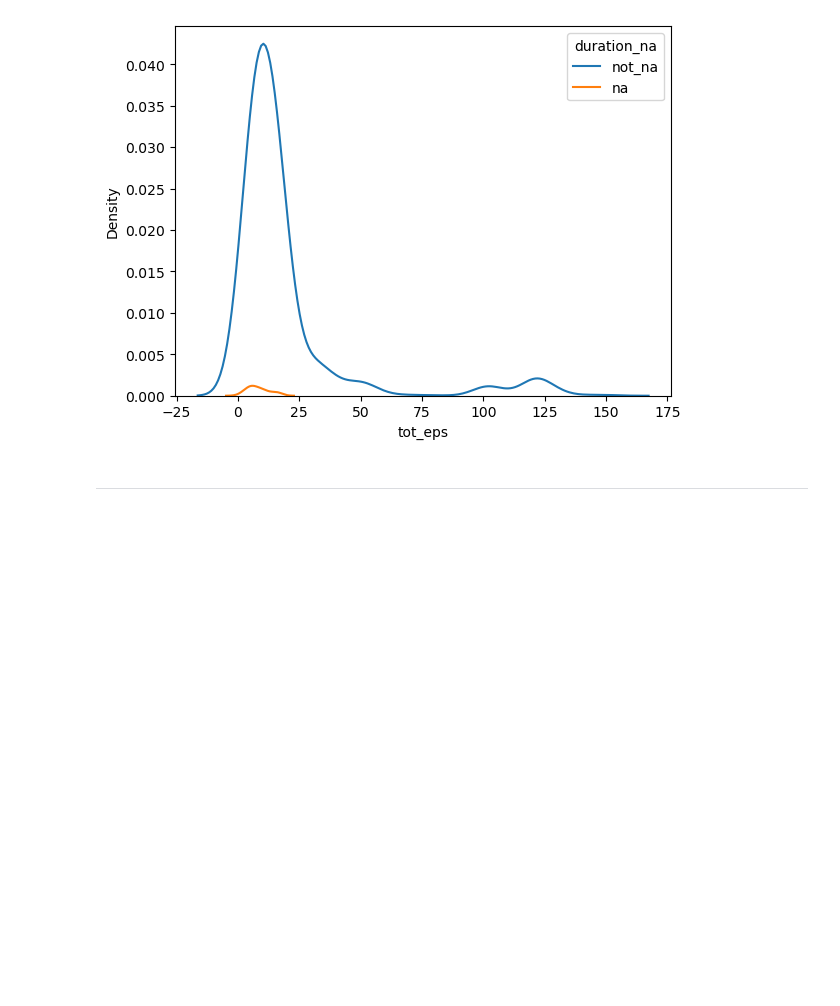
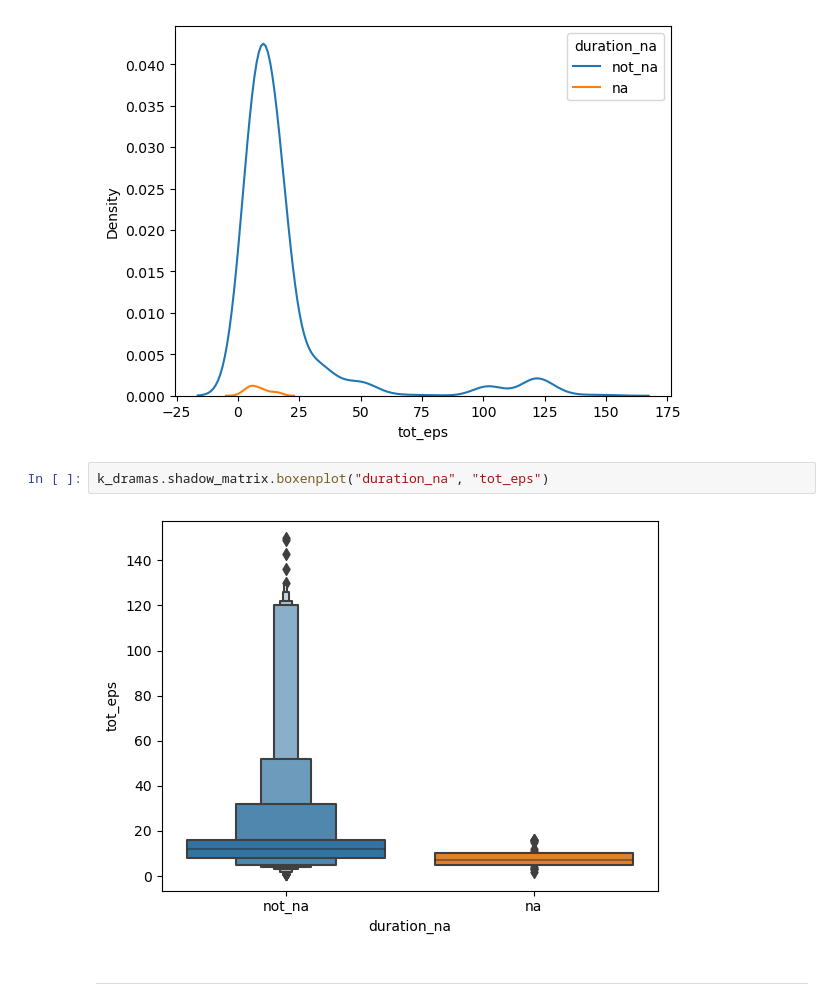
Before and after one commit to gfranciscoerazom/analysis-k-dramas, a Jupyter notebook: jupyternotebook/korean_drama.ipynb, the cells around one changed output. Drawn from its saved outputs; the diff is of its cells as text; blank space fills up the shorter version.

Commit message:
Add boxenplot to analyze the shadow matrix

```diff
--- a/jupyternotebook/korean_drama.ipynb
+++ b/jupyternotebook/korean_drama.ipynb
@@ -356,6 +356,10 @@ k_dramas.shadow_matrix.describe_with_shadow_matrix("tot_eps", "duration")
 k_dramas.shadow_matrix.plot_with_shadow_matrix("tot_eps", "duration_na")
 # %% [output]
 [figure]
+# %%
+k_dramas.shadow_matrix.boxenplot("duration_na", "tot_eps")
+# %% [output]
+[figure, added]
 # %% [markdown]
 -----------
 # %% [markdown]
```
Also changed, not shown: 1 other file.
